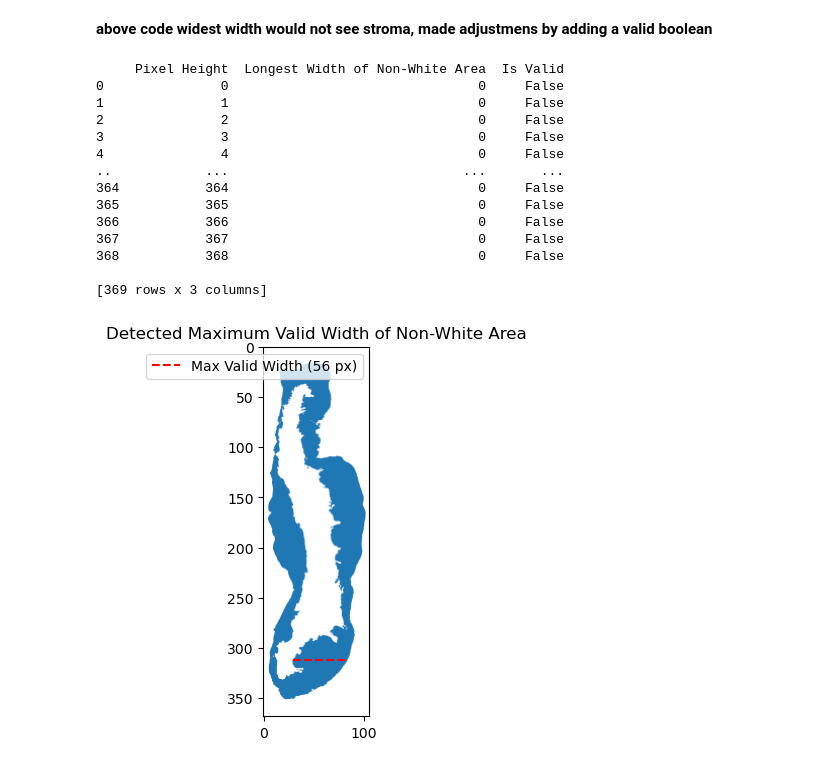
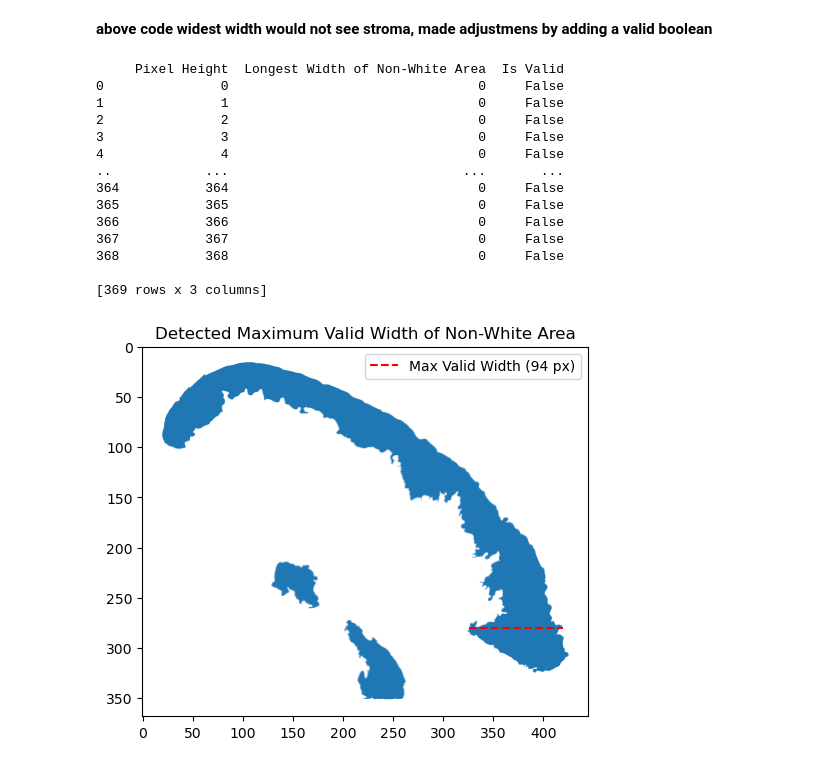
Before and after one commit to kellymengg/eye_cancer, a Jupyter notebook: Alyssa/Presentation 5/Presentation 5 - Alyssa.ipynb, the cells around one changed output. Drawn from its saved outputs; the diff is of its cells as text; code cells hidden in the pictures.

```diff
--- a/Alyssa/Presentation 5/Presentation 5 - Alyssa.ipynb
+++ b/Alyssa/Presentation 5/Presentation 5 - Alyssa.ipynb
@@ -16,7 +20,7 @@ import geopandas as gpd
 import matplotlib.pyplot as plt
 
 # Load the GeoJSON data
-with open('D:\\390scans\\h2114153  h&e_ROI_1.geojson') as f:
+with open('D:\\390scans\\h2114155 h&e_ROI_1.geojson') as f:
     data = geojson.load(f)
 
 # Convert to a GeoDataFrame
@@ -33,7 +37,7 @@ plt.gca().invert_yaxis()
 ax.set_axis_off()
 
 # Save the plot as an image without axis
-output_path = 'D:\\390scans\\h2114153.png'
+output_path = 'D:\\390scans\\h2114155.png'
 fig.savefig(output_path, bbox_inches='tight', pad_inches=0)
 
 # Close the plot to free up memory
@@ -108,7 +112,7 @@ import pandas as pd
 import matplotlib.pyplot as plt
 
 # Load the image
-image_path = 'D:\\390scans\\h2114153.png'
+image_path = 'D:\\390scans\\h2114155.png'
 image = Image.open(image_path)
 
 # Convert the image to a numpy array for analysis
@@ -167,7 +171,7 @@ import pandas as pd
 import matplotlib.pyplot as plt
 
 # Load the new uploaded image
-image_path = 'D:\\390scans\\h2114153.png'
+image_path = 'D:\\390scans\\h2114168.png'
 image = Image.open(image_path)
 
 # Convert the image to a numpy array for analysis
@@ -176,10 +180,11 @@ image_np = np.array(image)
 # Create a binary mask for any non-white pixel (assuming white is [255, 255, 255])
 non_white_mask = (image_np[:, :, 0] < 255) | (image_np[:, :, 1] < 255) | (image_np[:, :, 2] < 255)
 
-# Scan each row to find the longest sequence of non-white pixels and their validity
+# Initialize variables to track the longest sequence in each row
 widths = []
 validity = []
 
+# Scan each row to find the longest sequence of non-white pixels
 for row_idx, row in enumerate(non_white_mask):
     max_width_in_row = 0  # Track the longest sequence in this row
     current_width = 0  # Temporary width counter for the current sequence
@@ -203,11 +208,24 @@ for row_idx, row in enumerate(non_white_mask):
     if current_width > max_width_in_row:
         max_width_in_row = current_width
 
-    # Check if the sequence is valid based on boundary conditions only if start and end positions are defined
-    is_valid = (
-        start_pos is not None and first_non_white is not None and last_non_white is not None and
-        not (start_pos == first_non_white and (start_pos + max_width_in_row - 1) == last_non_white)
-    )
+    # Only proceed with the validity check if start_pos and max_width_in_row are defined
+    if start_pos is not None and max_width_in_row > 0:
+        # Ensure that there are at least 10 consecutive white pixels before and after the blue segment
+        has_white_buffer = (
+            start_pos >= 10 and  # Ensure there's enough room on the left for 10 pixels
+            all(not row[start_pos - i - 1] for i in range(10)) and  # 10 white pixels before
+            (start_pos + max_width_in_row + 10 <= len(row)) and  # Ensure enough room on the right
+            all(not row[start_pos + max_width_in_row + i] for i in range(10))  # 10 white pixels after
+        )
+
+        # Check if the sequence does not touch the left and right boundaries
+        is_valid = (
+            first_non_white is not None and last_non_white is not None and
+            not (start_pos == first_non_white and (start_pos + max_width_in_row - 1) == last_non_white) and
+            has_white_buffer
+        )
+    else:
+        is_valid = False
 
     # Store the longest sequence width and its validity for this row
     widths.append(max_width_in_row)
@@ -217,52 +235,58 @@ for row_idx, row in enumerate(non_white_mask):
 width_df = pd.DataFrame({
     'Pixel Height': range(len(widths)),
     'Longest Width of Non-White Area': widths,
     'Is Valid': validity
 })
 
 # Display the DataFrame
 print(width_df)
 
 # Identify the maximum valid width across all rows
 valid_rows = width_df[width_df['Is Valid']]
-max_valid_width_row = valid_rows['Longest Width of Non-White Area'].idxmax()
-max_valid_width = valid_rows.loc[max_valid_width_row, 'Longest Width of Non-White Area']
-max_row = valid_rows.loc[max_valid_width_row, 'Pixel Height']
+if not valid_rows.empty:
+    max_valid_width_row = valid_rows['Longest Width of Non-White Area'].idxmax()
+    max_valid_width = valid_rows.loc[max_valid_width_row, 'Longest Width of Non-White Area']
+    max_row = valid_rows.loc[max_valid_width_row, 'Pixel Height']
 
-# Get the start and end positions for plotting purposes
-row = non_white_mask[max_row]
-current_width = 0
-start = None
-for col_idx, pixel in enumerate(row):
-    if pixel:
-        if current_width == 0:
-            start = col_idx
-        current_width += 1
-        if current_width == max_valid_width:
-            end = col_idx
-            break
-    else:
-        current_width = 0
+    # Get the start and end positions for plotting purposes
+    row = non_white_mask[max_row]
+    current_width = 0
+    start = None
+    for col_idx, pixel in enumerate(row):
+        if pixel:
+            if current_width == 0:
+                start = col_idx
+            current_width += 1
+            if current_width == max_valid_width:
+                end = col_idx
+                break
+        else:
+            current_width = 0
 
-plt.imshow(image_np)
+    # Plot the original image
+    plt.imshow(image_np)
 
-# Draw a dashed line only over the longest valid sequence of blue pixels in the row with max width
-plt.plot([start, end], [max_row, max_row], color='red', linestyle='--', label=f'Max Valid Width ({max_valid_width} px)')
-plt.legend()
+    # Draw a dashed line only over the longest valid sequence of non-white pixels in the row with max width
+    plt.plot([start, end], [max_row, max_row], color='red', linestyle='--', label=f'Max Valid Width ({max_valid_width} px)')
+    plt.legend()
+else:
+    print("No valid widths found.")
+
+plt.title("Detected Maximum Valid Width of Non-White Area")
 plt.show()
 # %% [output]
      Pixel Height  Longest Width of Non-White Area  Is Valid
 0               0                                0     False
 1               1                                0     False
 2               2                                0     False
 3               3                                0     False
 4               4                                0     False
 ..            ...                              ...       ...
 364           364                                0     False
 365           365                                0     False
 366           366                                0     False
 367           367                                0     False
 368           368                                0     False
 
 [369 rows x 3 columns]
-[figure, old version]
+[figure, new version]
```
Also changed, not shown: parts of 9 cells of this notebook.
